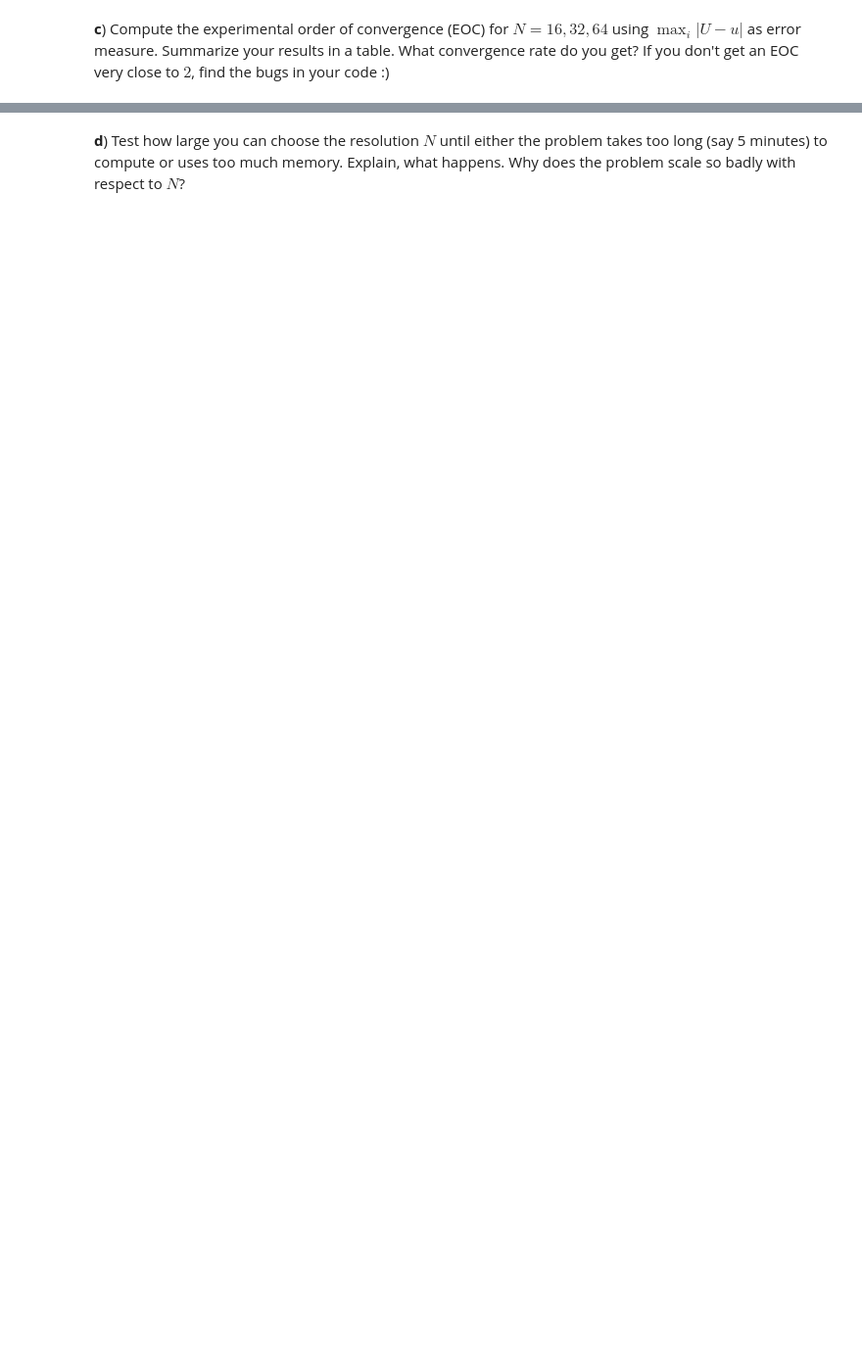
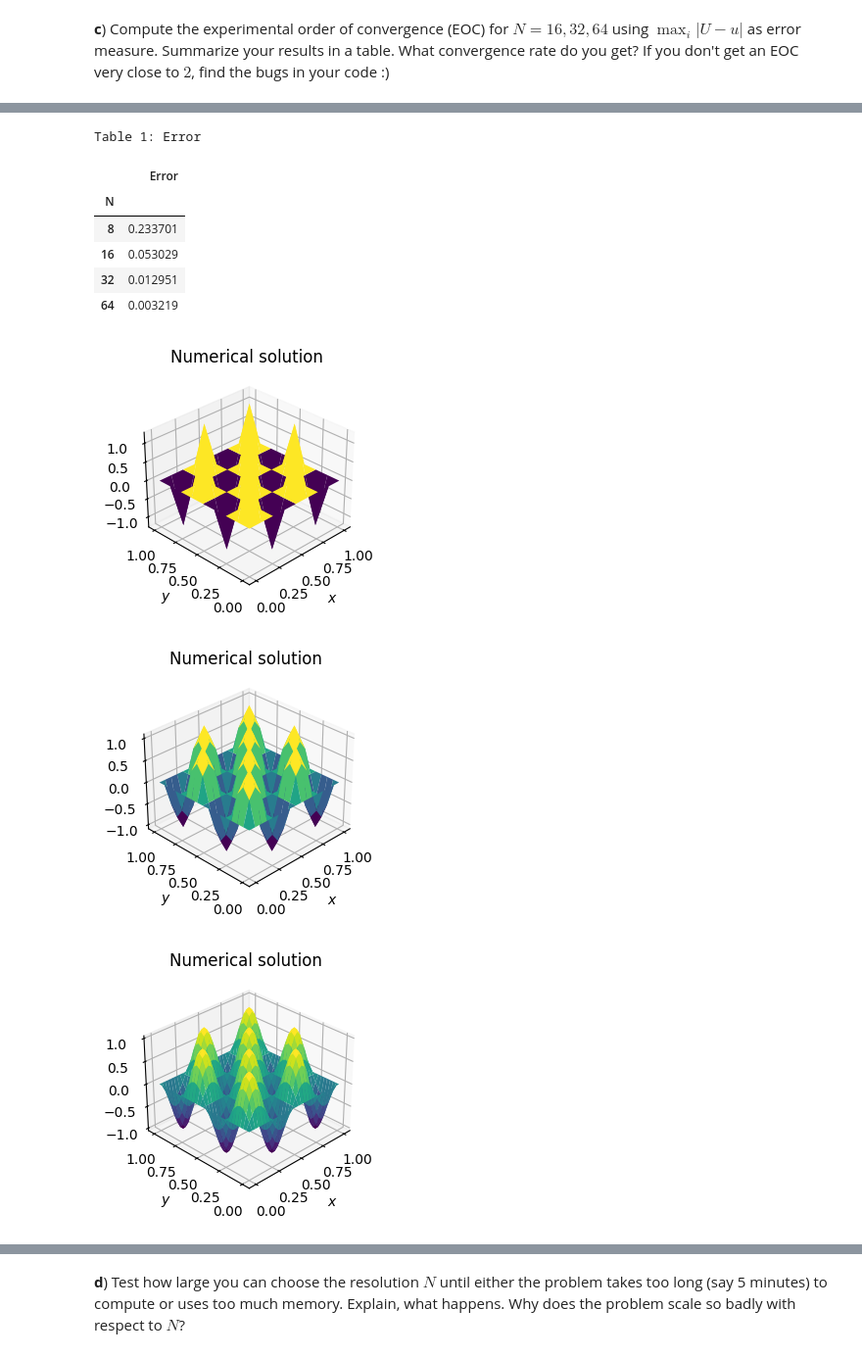
Before and after one commit to todj107/NumPDE, a Jupyter notebook: lab_02_tor.ipynb, the cells around one changed output, grey strips where cells are left out. Shown at 98% size. Saved outputs shown, nothing was run; the diff lists cells and outputs as text; code cells hidden in the pictures; blank space fills up the shorter version.

```diff
--- a/lab_02_tor.ipynb
+++ b/lab_02_tor.ipynb
@@ -149,0 +169,66 @@ What convergence rate do you get? If you don't get an EOC very close to $2$, fin
+# %%
+# c)
+import pandas as pd
+#Function U
+def U_anal(x,y,k):
+    u = np.sin(2*k*np.pi*x)*np.sin(2*k*np.pi*y)
+    return u
+
+#ERROR ANALYSIS
+c = 0
+error = np.zeros(4)
+U_list = []
+x_list = []
+y_list = []
+N_arr = np.array([8,16,32,64])
+for N in N_arr:
+
+
+    k = 2
+    x,y,U = fdm_poisson_2d_dense(N, k)
+    #plot2D(x, y, U, title="Numerical solution")
+    #Append results to list in order to plot later
+    U_list.append(U)
+    x_list.append(x)
+    y_list.append(y)
+
+
+    ##EXACT SOLUTION
+    U_exact = np.zeros((N+1, N+1))
+
+    for i in range(0, N+1):
+            for j in range(0,N+1):
+                U_exact[i,j] = U_anal(x[i,0],y[0,j],k)
+
+    #plot2D(x, y, U_exact, title="Exact solution")
+
+    #ERROR ANALYSIS
+    E = np.abs(U_exact-U)
+    error[c] = E.max()
+    c = c+1
+
+
+
+#TABLE
+data = {"Error":error}
+
+df = pd.DataFrame(data, index=N_arr)
+df = df[["Error"]]
+df = df.round(6)
+df.index.name="N"
+display(df.style.set_caption("Table 1: Error"))
+
+#Plot figures
+for i in range(0,len(N_arr)):
+    plot2D(x_list[i], y_list[i], U_list[i], title="Numerical solution")
+# %% [output]
+Table 1: Error
+|  | Error |
+| N |  |
+| 8 | 0.233701 |
+| 16 | 0.053029 |
+| 32 | 0.012951 |
+| 64 | 0.003219 |
+[figure, added]
+[figure, added]
+[figure, added]
```
Also changed, not shown: parts of 12 cells of this notebook.
